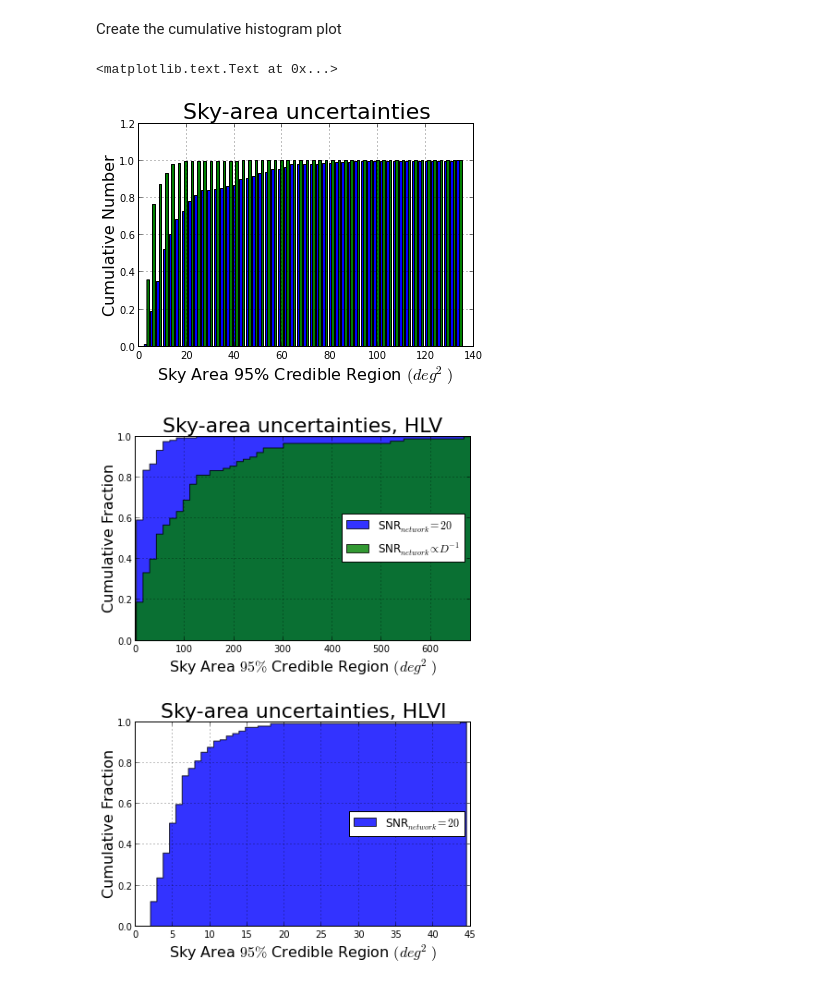
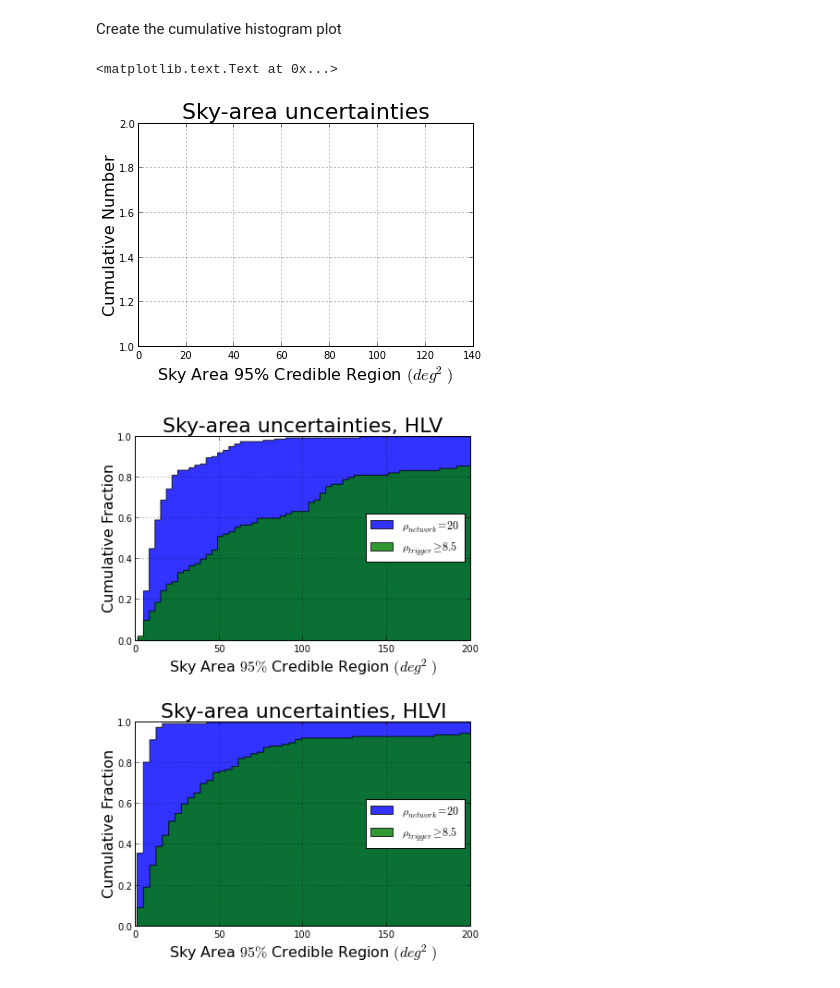
Before and after one commit to carlrodriguez/bnsProject, a Jupyter notebook: cumulativeSkyAreas.ipynb, the cells around one changed output. Cells and saved outputs as stored; diff of their text form; code cells hidden in the pictures.

```diff
--- a/cumulativeSkyAreas.ipynb
+++ b/cumulativeSkyAreas.ipynb
@@ -38,13 +38,13 @@ hlvi = histPlots('HLVI')
 # %% [markdown]
 Create the cumulative histogram plot
 # %%
-hist([hlv,hlvi],bins=50,cumulative=True,normed=True,histtype='bar')
+hist([hlv,hlvi],bins=50,cumulative=True,normed=True,histtype='step')
 grid(True)
 title("Sky-area uncertainties",fontsize=22)
 ylabel("Cumulative Number",fontsize=16)
 xlabel("Sky Area 95% Credible Region $(deg^2)$",fontsize=16)
 # %% [output]
 <matplotlib.text.Text at 0x...>
-[figure, old version]
+[figure, new version]
 # %%
 NissankeHLV = np.fromfile('NissankeHLV90CI.dat',sep='\n')
@@ -52,24 +53,25 @@ NissankeHLV = np.fromfile('NissankeHLV90CI.dat',sep='\n')
 subplot(2,1,1)
 subplots_adjust(hspace=0.4)
 gca().set_ylim(ymax=1.)
-gca().set_xlim(xmax=max(NissankeHLV))
-hist([hlv,NissankeHLV],bins=50,cumulative=True,normed=True,histtype='stepfilled',alpha=0.8)
+gca().set_xlim(xmax=200)
+hist([hlv,NissankeHLV],bins=200,cumulative=True,normed=True,histtype='stepfilled',alpha=0.8)
 grid(True)
-legend(['SNR$_{network}=20$', 'SNR$_{network}\propto D^{-1}$'],loc=7)
+legend([r'$\rho_{network}=20$', r'$\rho_{trigger}\geq 8.5$'],loc=7)
 title("Sky-area uncertainties, HLV",fontsize=22)
 ylabel("Cumulative Fraction",fontsize=16)
 xlabel("Sky Area $95\%$ Credible Region $(deg^2)$",fontsize=16)
 subplot(2,1,2)
 gca().set_ylim(ymax=1.)
-hist([hlvi],bins=50,cumulative=True,normed=True,histtype='stepfilled',alpha=0.8)
+gca().set_xlim(xmax=200)
+hist([hlvi,NissankeHLVI],bins=200,cumulative=True,normed=True,histtype='stepfilled',alpha=0.8)
 grid(True)
-legend(['SNR$_{network}=20$', 'SNR$_{network}\propto D^{-1}$'],loc=7)
+legend([r'$\rho_{network}=20$', r'$\rho_{trigger}\geq 8.5$'],loc=7)
 title("Sky-area uncertainties, HLVI",fontsize=22)
 ylabel("Cumulative Fraction",fontsize=16)
 xlabel("Sky Area $95\%$ Credible Region $(deg^2)$",fontsize=16)
 gcf().set_size_inches(6.5,9.5)
-savefig('comparitiveSkyAreas.pdf')
+savefig('doc/comparitiveSkyAreas.pdf')
 # %% [output]
-[figure, old version]
+[figure, new version]
 # %%
 gcf(
```
Also changed, not shown: parts of 1 cell of this notebook, 7 other files.
